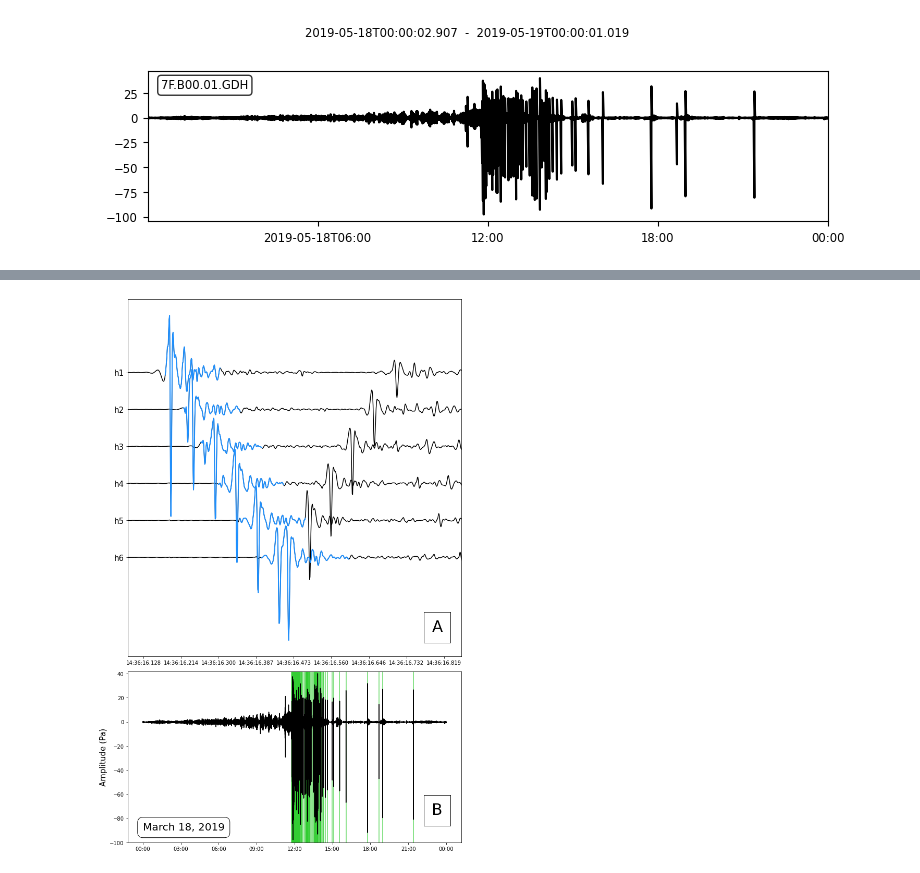
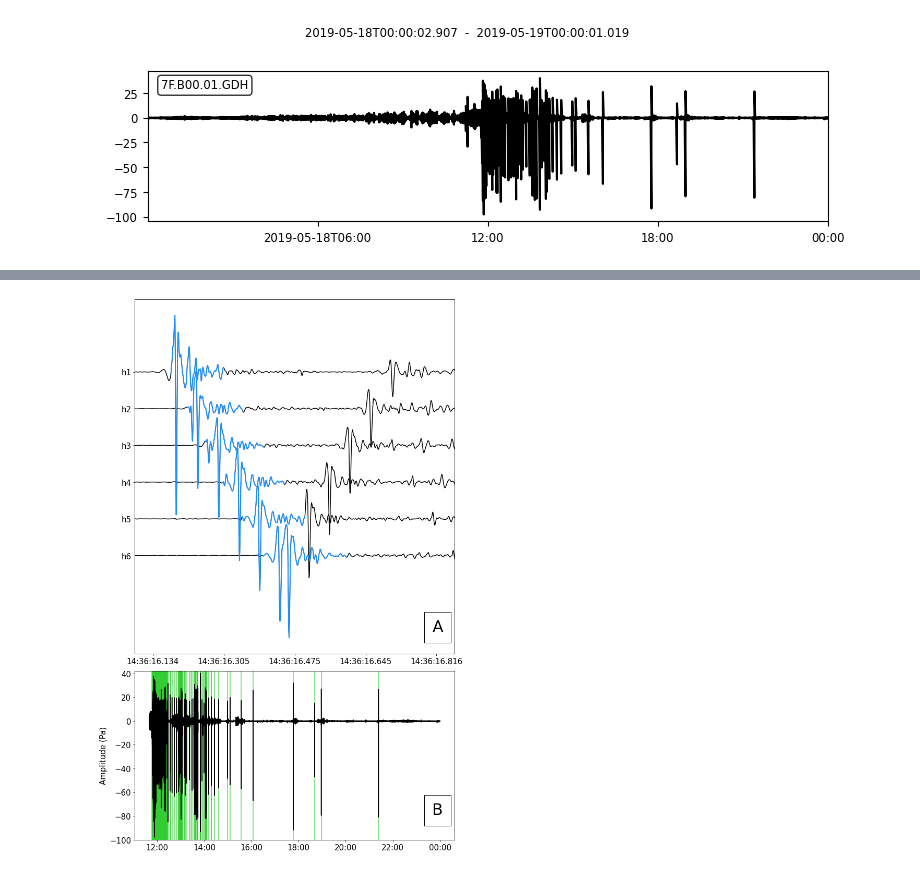
Before and after one commit to SerpRateAI/boreholeAcoustics, a Jupyter notebook: fig3.ipynb, the cells around one changed output, grey strips where cells are left out. Drawn from its saved outputs; the diff is of its cells as text; code cells hidden in the pictures.

Commit message:
updated figures

```diff
--- a/fig3.ipynb
+++ b/fig3.ipynb
@@ -116,37 +112,43 @@ yticks = np.array([0, 10, 20, 30, 40, 50])*-1
 ax[0].set_yticks(yticks)
 ylabels = ['h1', 'h2', 'h3', 'h4', 'h5', 'h6']
 ax[0].set_yticklabels(ylabels, fontsize=15)
+# ax[0].set_xticklabels(fontsize=15)
 
 ax[0].set_xlim(temp[0].times('matplotlib').min()-1e-6, temp[-1].times('matplotlib').max()+3e-6)
-# ax[0].xaxis.set_major_formatter(mdates.DateFormatter('%Y-%m %H:%M'))
+
+xticks = np.linspace(temp[0].times('matplotlib').min()-0.5e-6, temp[-1].times('matplotlib').max()+2.5e-6, 5)
+ax[0].set_xticks(xticks)
+ax[0].set_xticklabels(xticks, fontsize=15)
 ax[0].xaxis.set_major_formatter(PrecisionDateFormatter('%H:%M:%S.{ms}'))
 
 ###################
 #   all day 138   #
 ###################
 data = det[det.time.between('2019-05-18', '2019-05-19')].copy()
 
 x = data.time
 y = np.ones_like(x)*500
 ax[1].plot([x, x], [-y, y], color='limegreen', alpha=0.75)
 
+h1 = day138[0].slice(starttime=obspy.UTCDateTime('2019-05-18T11:40:00'))
 ax[1].plot(h1.times('matplotlib'), h1.data, color='black')
 
 ax[1].set_ylim(-100, 42)
 ax[1].set_ylabel('Amplitude (Pa)', fontsize=15)
-# ax.xaxis.set_major_formatter(mdates.DateFormatter('%Y-%m %H:%M:%S'))
 ax[1].xaxis.set_major_formatter(mdates.DateFormatter('%H:%M'))
+ax[1].tick_params(axis='x', labelsize=15)
+ax[1].tick_params(axis='y', labelsize=15)
 
 bbox = dict(facecolor='none', edgecolor='black', boxstyle='round,pad=0.5')
-ax[1].text(s='March 18, 2019', fontsize=20, x=h1.times('matplotlib').min(), y=-90, bbox=bbox)
+# ax[1].text(s='March 18, 2019', fontsize=20, x=h1.times('matplotlib').min(), y=-90, bbox=bbox)
 
 bbox = dict(facecolor='none', edgecolor='black', boxstyle='square,pad=0.5')
 # ax[0].text(s='A', fontsize=20, x=temp[-1].times('matplotlib').max()+2.25e-6, y=-70, bbox=bbox)
 fig.text(s='A', fontsize=30, x=0.9, y=0.4, bbox=bbox)
 fig.text(s='B', fontsize=30, x=0.9, y=0.075, bbox=bbox)
 
 fig.tight_layout()
 fig.savefig('figures/bubbles_time_series_day138_AND_bubble_templates_with_reflections.pdf', bbox_inches='tight')
 # %% [output]
-[figure, old version]
+[figure, new version]
 # %%
```
Also changed, not shown: parts of 5 cells of this notebook, 3 other files.
